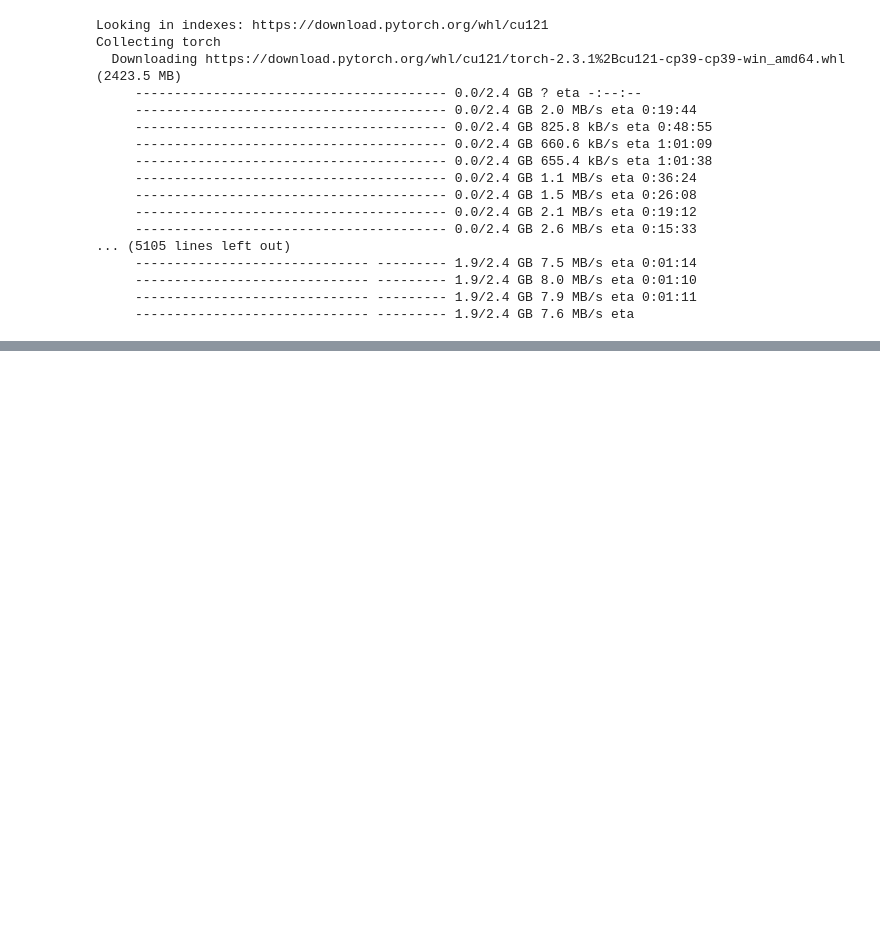
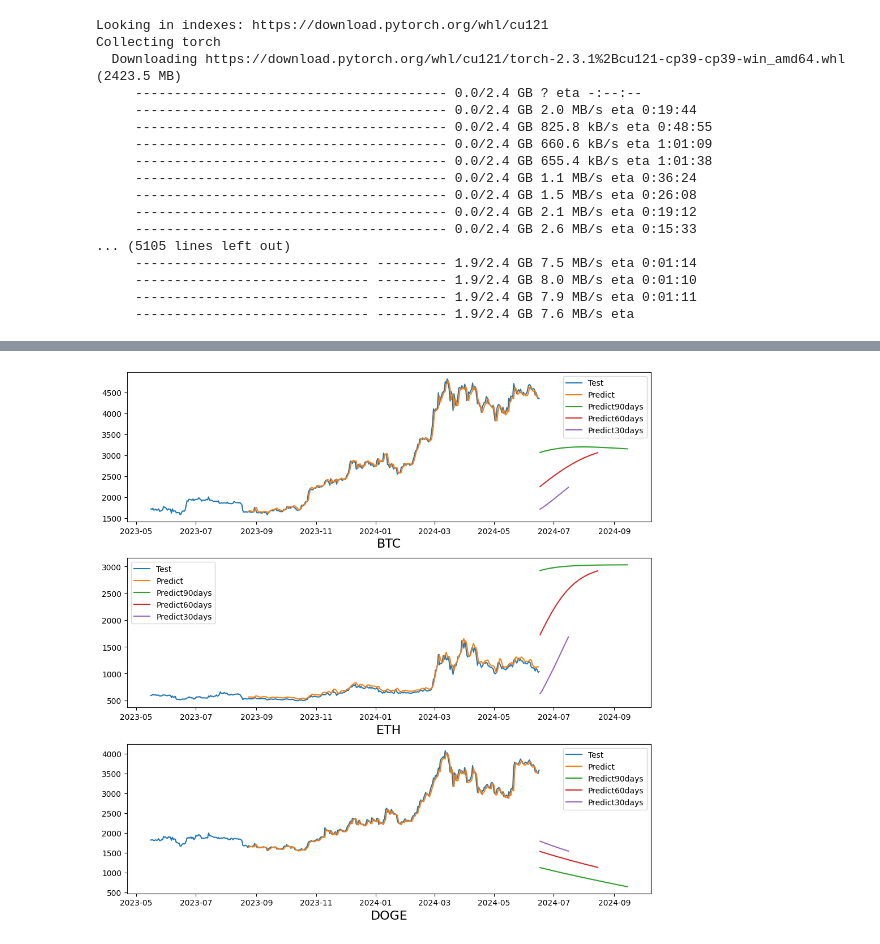
Before and after one commit to mintee56/IS403.O21.HTCL_Team8, a Jupyter notebook: GRU (8-2).ipynb, the cells around one changed output, grey strips where cells are left out. Drawn from its saved outputs; the diff is of its cells as text; code cells hidden in the pictures; blank space fills up the shorter version.

```diff
--- a/GRU (8-2).ipynb
+++ b/GRU (8-2).ipynb
@@ -77,14 +77,25 @@ from sklearn.metrics import root_mean_squared_error, mean_absolute_percentage_er
 from keras.models import Sequential
 from keras.layers import Dense, GRU
 # %%
-# 2. Đọc file csv và gắng index với giá Close
+# 2. Đọc file csv và gắn index với giá Close
 btc = pd.read_csv('./Cryptocurrencies/BTC.csv')
 eth = pd.read_csv('./Cryptocurrencies/ETH.csv')
 doge = pd.read_csv('./Cryptocurrencies/DOGE.csv')
 
+date_index = btc
+date_index['Date'] = pd.to_datetime(date_index.Date)
+date_index.set_index('Date', inplace=True)
+date_index = date_index[['Close']]
+
 btc = btc.reset_index()['Close']
 eth = eth.reset_index()['Close']
 doge = doge.reset_index()['Close']
+# %%
+date_train_size = int(train_ratio * len(btc))
+date_test_size = int(test_ratio * len(btc))
+
+date_train_data = date_index[:date_train_size]
+date_test_data = date_index[date_train_size:date_train_size+date_test_size]
 # %%
 # 3. Scaler data
 scaler = MinMaxScaler(feature_range=(0, 1))
@@ -488,0 +481,45 @@ plt.show()
+# %%
+# 14.Vẽ hình
+fig, axs = plt.subplots(3, 1, figsize=(10, 10))
+
+last_test_date = date_test_data.index[-1]
+pred_index = pd.date_range(start=date_test_data.index[99], periods=btc_test_size - 100, inclusive='right')
+last_30_days_index = pd.date_range(start=last_test_date, periods=31, inclusive='right')
+last_60_days_index = pd.date_range(start=last_test_date, periods=61, inclusive='right')
+last_90_days_index = pd.date_range(start=last_test_date, periods=91, inclusive='right')
+
+# BTC
+# axs[0].plot(date_train_data.index, scaler.inverse_transform(btc_train_data))
+axs[0].plot(date_test_data.index, scaler.inverse_transform(btc_test_data))
+axs[0].plot(pred_index, btc_y_pred)
+axs[0].plot(last_90_days_index, scaler.inverse_transform(btc_90_lst_output))
+axs[0].plot(last_60_days_index, scaler.inverse_transform(btc_60_lst_output))
+axs[0].plot(last_30_days_index, scaler.inverse_transform(btc_30_lst_output))
+axs[0].legend(['Test', 'Predict', 'Predict90days', 'Predict60days', 'Predict30days'])
+
+# ETH
+# axs[1].plot(date_train_data.index, scaler.inverse_transform(eth_train_data))
+axs[1].plot(date_test_data.index, scaler.inverse_transform(eth_test_data))
+axs[1].plot(pred_index, (eth_y_pred))
+axs[1].plot(last_90_days_index, scaler.inverse_transform(eth_90_lst_output))
+axs[1].plot(last_60_days_index, scaler.inverse_transform(eth_60_lst_output))
+axs[1].plot(last_30_days_index, scaler.inverse_transform(eth_30_lst_output))
+axs[1].legend(['Test', 'Predict', 'Predict90days', 'Predict60days', 'Predict30days'])
+
+# DOGE
+# axs[2].plot(date_train_data.index, scaler.inverse_transform(doge_train_data))
+axs[2].plot(date_test_data.index, scaler.inverse_transform(doge_test_data))
+axs[2].plot(pred_index, (doge_y_pred))
+axs[2].plot(last_90_days_index, scaler.inverse_transform(doge_90_lst_output))
+axs[2].plot(last_60_days_index, scaler.inverse_transform(doge_60_lst_output))
+axs[2].plot(last_30_days_index, scaler.inverse_transform(doge_30_lst_output))
+axs[2].legend(['Test', 'Predict', 'Predict90days', 'Predict60days', 'Predict30days'])
+
+axs[0].set_xlabel('BTC', fontsize=16)
+axs[1].set_xlabel('ETH', fontsize=16)
+axs[2].set_xlabel('DOGE', fontsize=16)
+
+plt.tight_layout()
+plt.show()
+# %% [output]
+[figure, added]
```
Also changed, not shown: parts of 7 cells of this notebook, 5 other files.
